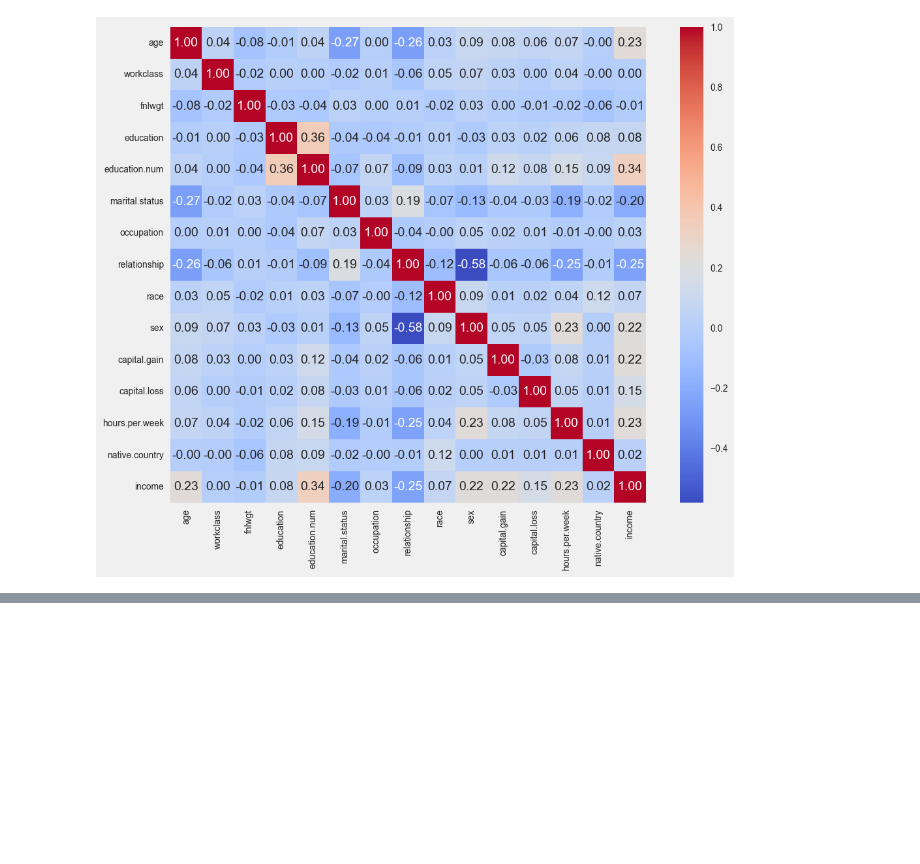
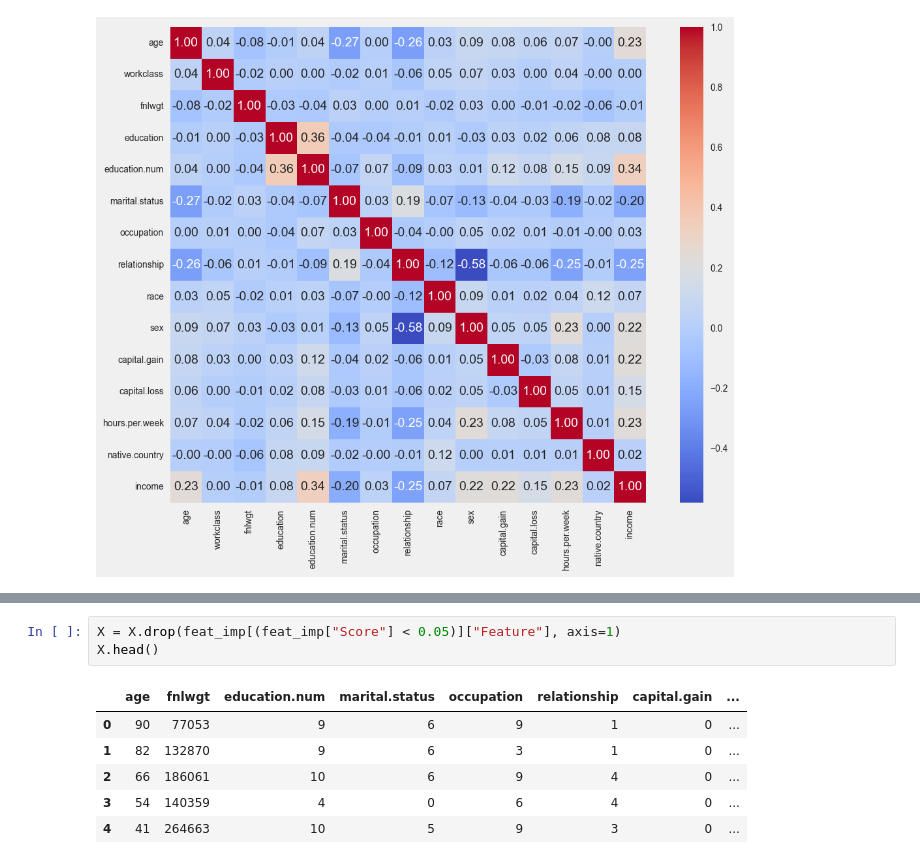
Before and after one commit to rushin236/Adult_census_income_prediction_ineuron, a Jupyter notebook: research/03_data_analysis.ipynb, the cells around one changed output, grey strips where cells are left out. Drawn from its saved outputs; the diff is of its cells as text; blank space fills up the shorter version.

```diff
--- a/research/03_data_analysis.ipynb
+++ b/research/03_data_analysis.ipynb
@@ -520,0 +686,10 @@ plt.show()
+# %%
+X = X.drop(feat_imp[(feat_imp["Score"] < 0.05)]["Feature"], axis=1)
+X.head()
+# %% [output]
+|  | age | fnlwgt | education.num | marital.status | occupation | relationship | capital.gain | ... |
+| 0 | 90 | 77053 | 9 | 6 | 9 | 1 | 0 | ... |
+| 1 | 82 | 132870 | 9 | 6 | 3 | 1 | 0 | ... |
+| 2 | 66 | 186061 | 10 | 6 | 9 | 4 | 0 | ... |
+| 3 | 54 | 140359 | 4 | 0 | 6 | 4 | 0 | ... |
+| 4 | 41 | 264663 | 10 | 5 | 9 | 3 | 0 | ... |
```
Also changed, not shown: parts of 29 cells of this notebook, 4 other files.
